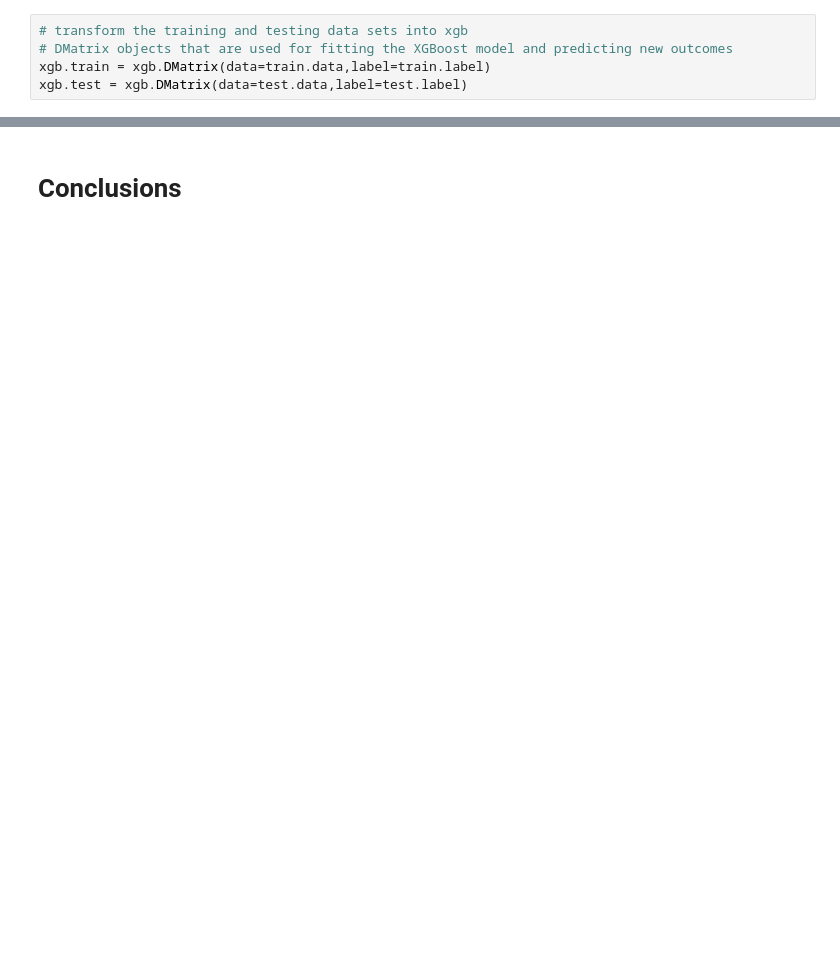
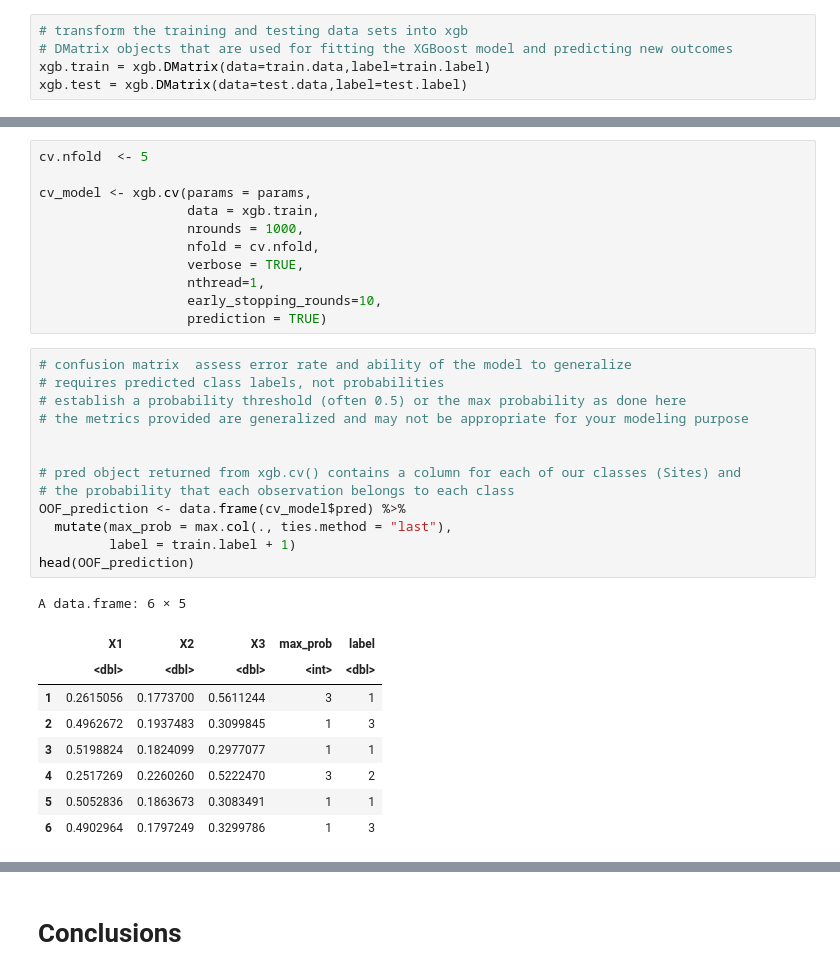
Before and after one commit to Maxlanglet/Projet_ML, a Jupyter notebook: xgBoost.ipynb, the cells around one changed output, grey strips where cells are left out. Cells and saved outputs as stored; diff of their text form; blank space fills up the shorter version.

Commit message:
with cross validation, (nrounds=100 -> accuracy 72%)

```diff
--- a/xgBoost.ipynb
+++ b/xgBoost.ipynb
@@ -297,3 +393,37 @@ params = list(
 )
 # %% [output]
 [1] 3
+# %%
+cv.nfold  <- 5
+
+cv_model <- xgb.cv(params = params,
+                   data = xgb.train,
+                   nrounds = 1000,
+                   nfold = cv.nfold,
+                   verbose = TRUE,
+                   nthread=1,
+                   early_stopping_rounds=10,
+                   prediction = TRUE)
+# %%
+# confusion matrix  assess error rate and ability of the model to generalize
+# requires predicted class labels, not probabilities
+# establish a probability threshold (often 0.5) or the max probability as done here
+# the metrics provided are generalized and may not be appropriate for your modeling purpose
+
+
+# pred object returned from xgb.cv() contains a column for each of our classes (Sites) and
+# the probability that each observation belongs to each class
+OOF_prediction <- data.frame(cv_model$pred) %>%
+  mutate(max_prob = max.col(., ties.method = "last"),
+         label = train.label + 1)
+head(OOF_prediction)
+# %% [output]
+A data.frame: 6 × 5
+|  | X1 | X2 | X3 | max_prob | label |
+|  | <dbl> | <dbl> | <dbl> | <int> | <dbl> |
+| 1 | 0.2615056 | 0.1773700 | 0.5611244 | 3 | 1 |
+| 2 | 0.4962672 | 0.1937483 | 0.3099845 | 1 | 3 |
+| 3 | 0.5198824 | 0.1824099 | 0.2977077 | 1 | 1 |
+| 4 | 0.2517269 | 0.2260260 | 0.5222470 | 3 | 2 |
+| 5 | 0.5052836 | 0.1863673 | 0.3083491 | 1 | 1 |
+| 6 | 0.4902964 | 0.1797249 | 0.3299786 | 1 | 3 |
```
Also changed, not shown: parts of 12 cells of this notebook.
